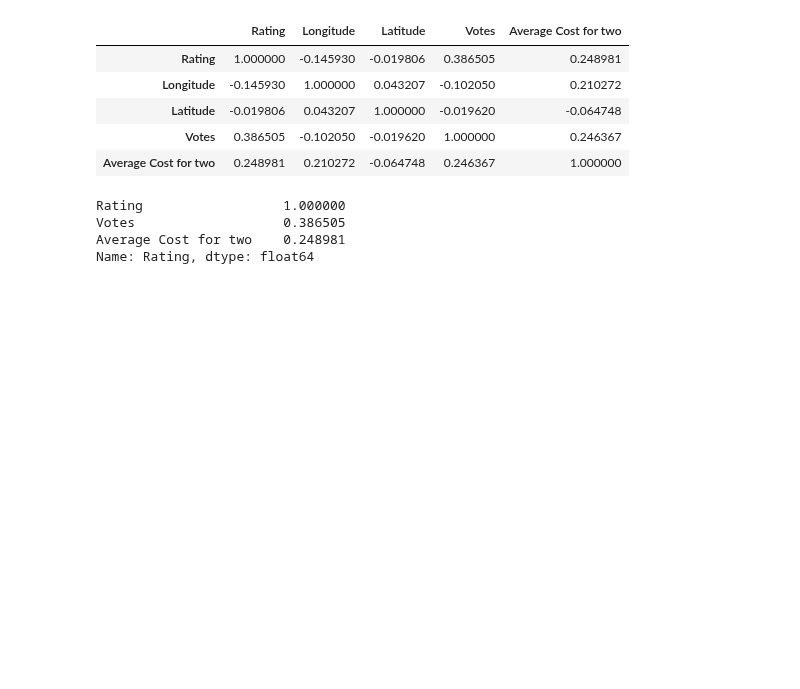
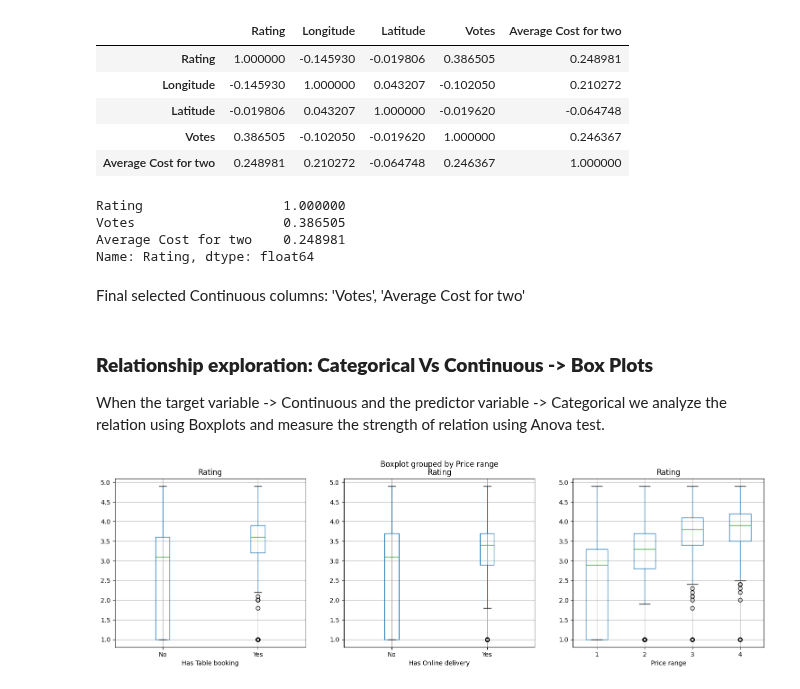
Before and after one commit to anish3565/Case_Studies, a Jupyter notebook: Regression/1. ZomatoRestaurantRating.ipynb, the cells around one changed output. Drawn from its saved outputs; the diff is of its cells as text; code cells hidden in the pictures; blank space fills up the shorter version.

```diff
--- a/Regression/1. ZomatoRestaurantRating.ipynb
+++ b/Regression/1. ZomatoRestaurantRating.ipynb
@@ -559,3 +563,23 @@ Rating                  1.000000
 Votes                   0.386505
 Average Cost for two    0.248981
 Name: Rating, dtype: float64
+# %% [markdown]
+Final selected Continuous columns:
+'Votes', 'Average Cost for two'
+# %% [markdown]
+### **Relationship exploration: Categorical Vs Continuous -> Box Plots**
+
+When the target variable -> Continuous and the predictor variable -> Categorical we analyze the relation using Boxplots and measure the strength of relation using Anova test.
+# %%
+# Box plots for Categorical Target Variable "Rating" and continuous predictors
+
+CategoricalColsList=['Has Table booking', 'Has Online delivery', 'Price range']
+
+import matplotlib.pyplot as plt
+fig, PlotCanvas=plt.subplots(nrows=1, ncols=len(CategoricalColsList), figsize=(18,5))
+
+# Creating box plots for each categorical predictors against the Target Variable ""1. ZomatoRestaurantRating.ipynb"
+for PredictorCol, i in zip(CategoricalColsList, range(len(CategoricalColsList))):
+    ZomatoData.boxplot(column='Rating', by=PredictorCol, figsize=(5,5), vert=True, ax=PlotCanvas[i])
+# %% [output]
+[figure, added]
```
Also changed, not shown: parts of 18 cells of this notebook, 1 other file.
